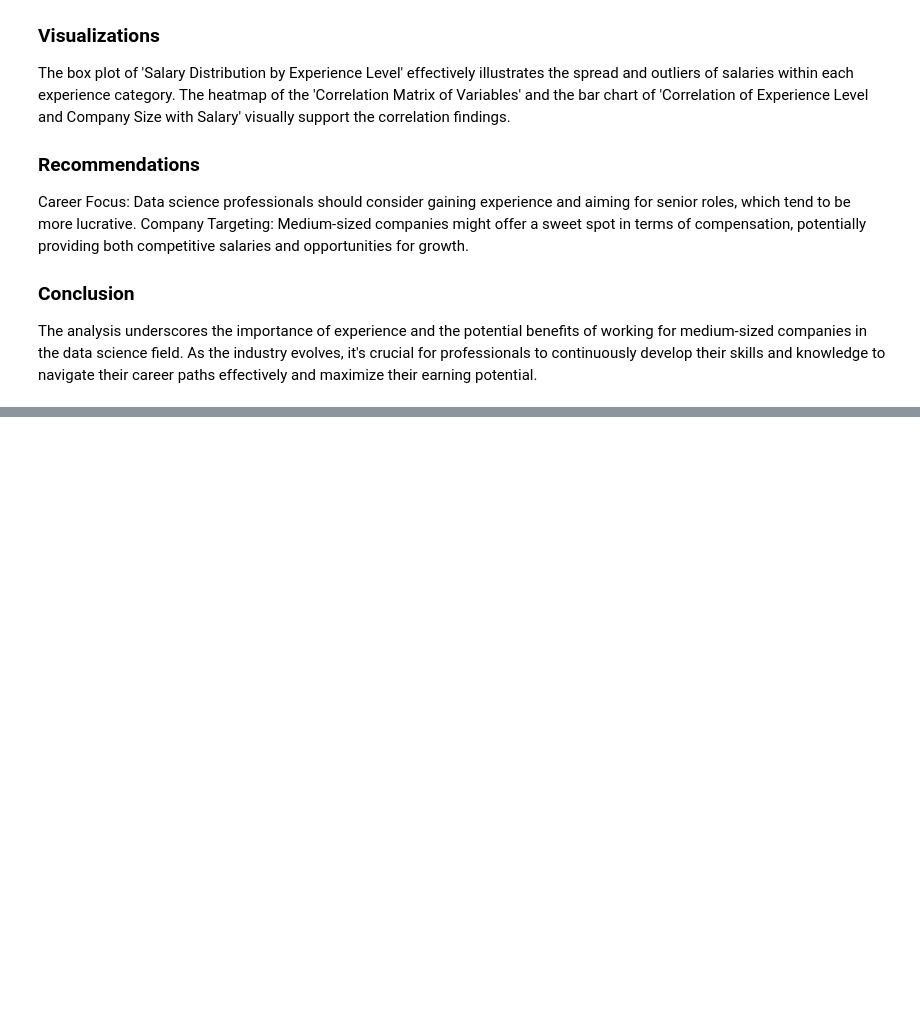
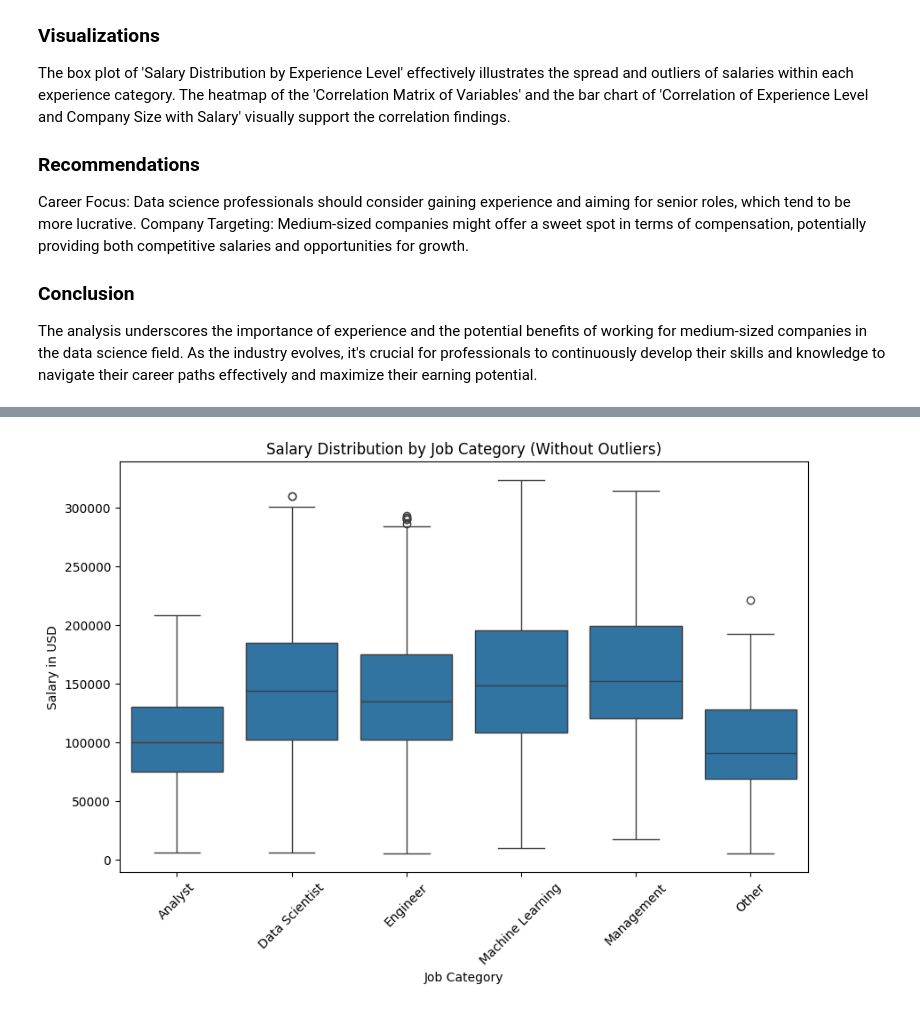
Before and after one commit to PilatusPy/DS_mini_projects, a Jupyter notebook: DS_salary/DS_salaries_storytelling.ipynb, the cells around one changed output, grey strips where cells are left out. Cells and saved outputs as stored; diff of their text form; code cells hidden in the pictures; blank space fills up the shorter version.

```diff
--- a/DS_salary/DS_salaries_storytelling.ipynb
+++ b/DS_salary/DS_salaries_storytelling.ipynb
@@ -205,0 +474,23 @@ for professionals to continuously develop their skills and knowledge to navigate
+# %%
+#removing outliers (check)
+def remove_outliers(df, column):
+    Q1 = df[column].quantile(0.25)
+    Q3 = df[column].quantile(0.75)
+    IQR = Q3 - Q1
+    lower_bound = Q1 - 1.5 * IQR
+    upper_bound = Q3 + 1.5 * IQR
+    return df[(df[column] >= lower_bound) & (df[column] <= upper_bound)]
+
+# function to each category
+filtered_data = data_salary.groupby('job_category').apply(lambda x: remove_outliers(x, 'salary_in_usd')).reset_index(drop=True)
+
+# Plotting the box plot without outliers
+plt.figure(figsize=(10, 6))
+sns.boxplot(x='job_category', y='salary_in_usd', data=filtered_data)
+plt.title('Salary Distribution by Job Category (Without Outliers)')
+plt.xlabel('Job Category')
+plt.ylabel('Salary in USD')
+plt.xticks(rotation=45)
+plt.show()
+# %% [output]
+[figure, added]
```
Also changed, not shown: parts of 26 cells of this notebook.
